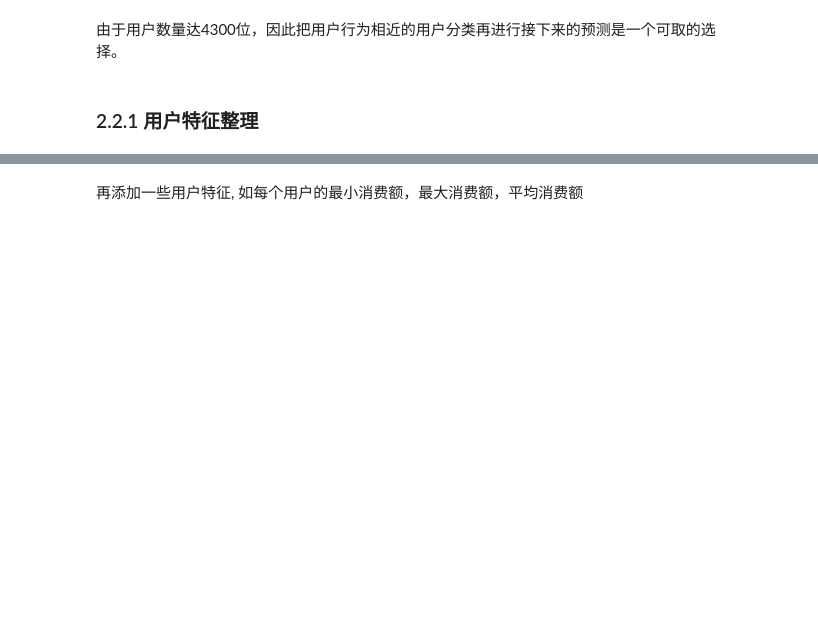
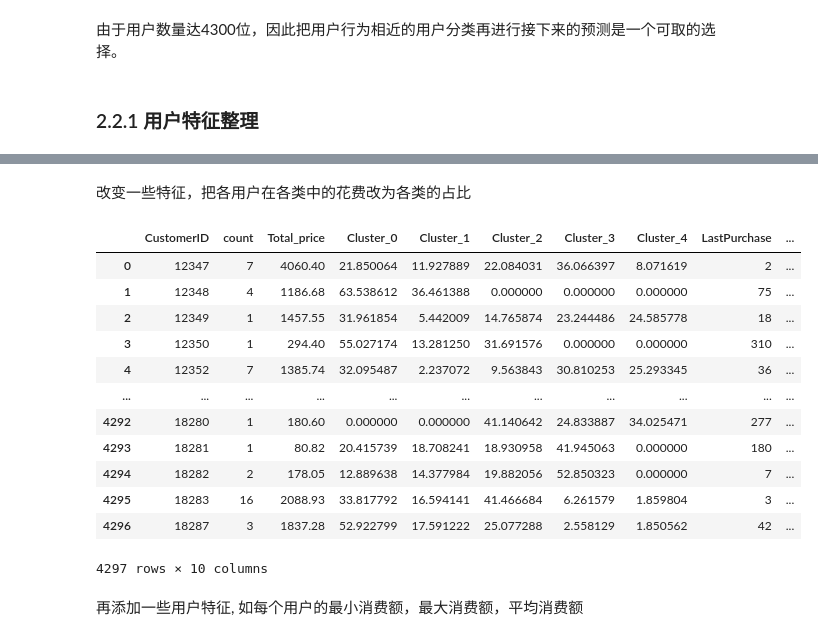
Before and after one commit to skr-95/E_Commerce_Sales_Forecast_Project, a Jupyter notebook: Step2_FeatureEngineer.ipynb, the cells around one changed output, grey strips where cells are left out. Saved outputs shown, nothing was run; the diff lists cells and outputs as text; code cells hidden in the pictures; blank space fills up the shorter version.

```diff
--- a/Step2_FeatureEngineer.ipynb
+++ b/Step2_FeatureEngineer.ipynb
@@ -237,3 +324,25 @@ df_customer[:5]
+# %% [markdown]
+改变一些特征，把各用户在各类中的花费改为各类的占比
+# %%
+for i in range(n_clusters):
+    col = 'Cluster_{}'.format(i)
+    df_customer.loc[:, col] = df_customer.loc[:, col] / df_customer.loc[:, 'Total_price'] * 100
+# %%
+df_customer
+# %% [output]
+|  | CustomerID | count | Total_price | Cluster_0 | Cluster_1 | Cluster_2 | Cluster_3 | Cluster_4 | LastPurchase | ... |
+| 0 | 12347 | 7 | 4060.40 | 21.850064 | 11.927889 | 22.084031 | 36.066397 | 8.071619 | 2 | ... |
+| 1 | 12348 | 4 | 1186.68 | 63.538612 | 36.461388 | 0.000000 | 0.000000 | 0.000000 | 75 | ... |
+| 2 | 12349 | 1 | 1457.55 | 31.961854 | 5.442009 | 14.765874 | 23.244486 | 24.585778 | 18 | ... |
+| 3 | 12350 | 1 | 294.40 | 55.027174 | 13.281250 | 31.691576 | 0.000000 | 0.000000 | 310 | ... |
+| 4 | 12352 | 7 | 1385.74 | 32.095487 | 2.237072 | 9.563843 | 30.810253 | 25.293345 | 36 | ... |
+| ... | ... | ... | ... | ... | ... | ... | ... | ... | ... | ... |
+| 4292 | 18280 | 1 | 180.60 | 0.000000 | 0.000000 | 41.140642 | 24.833887 | 34.025471 | 277 | ... |
+| 4293 | 18281 | 1 | 80.82 | 20.415739 | 18.708241 | 18.930958 | 41.945063 | 0.000000 | 180 | ... |
+| 4294 | 18282 | 2 | 178.05 | 12.889638 | 14.377984 | 19.882056 | 52.850323 | 0.000000 | 7 | ... |
+| 4295 | 18283 | 16 | 2088.93 | 33.817792 | 16.594141 | 41.466684 | 6.261579 | 1.859804 | 3 | ... |
+| 4296 | 18287 | 3 | 1837.28 | 52.922799 | 17.591222 | 25.077288 | 2.558129 | 1.850562 | 42 | ... |
+4297 rows × 10 columns
 # %% [markdown]
 再添加一些用户特征, 如每个用户的最小消费额，最大消费额，平均消费额
 # %%
```
Also changed, not shown: parts of 31 cells of this notebook.
